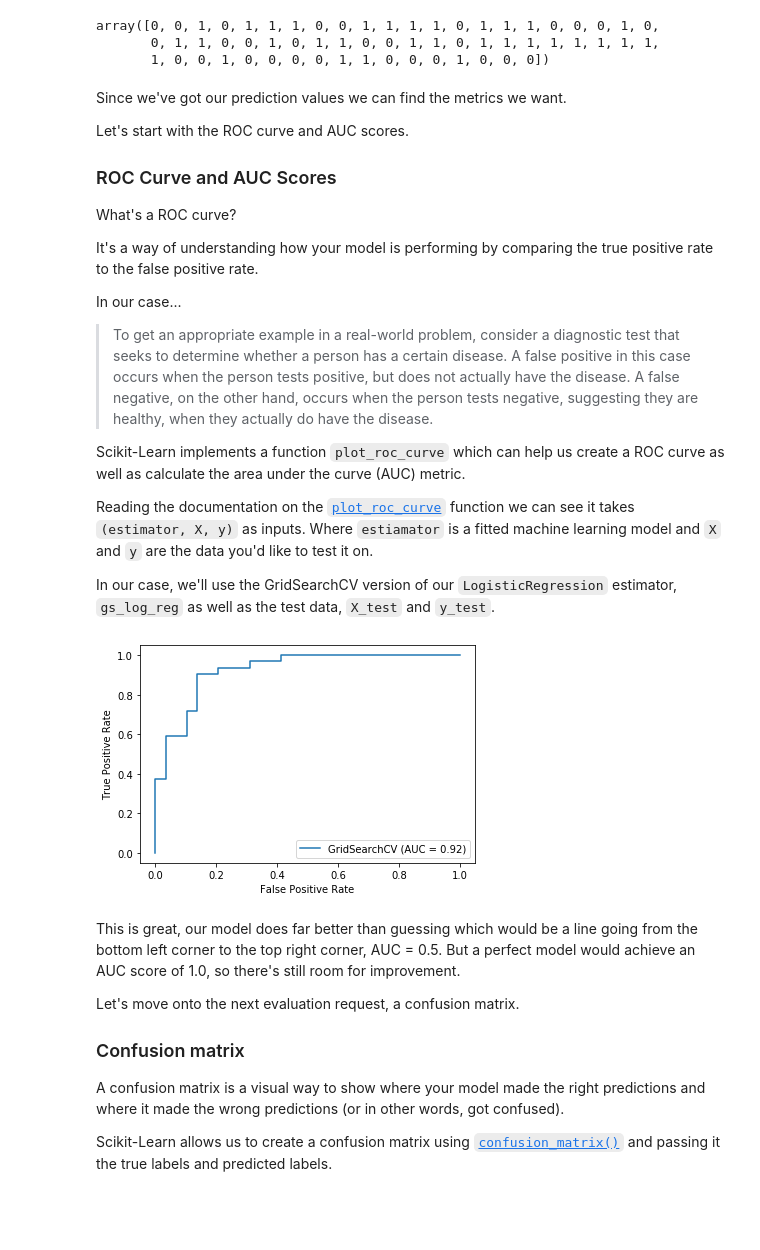
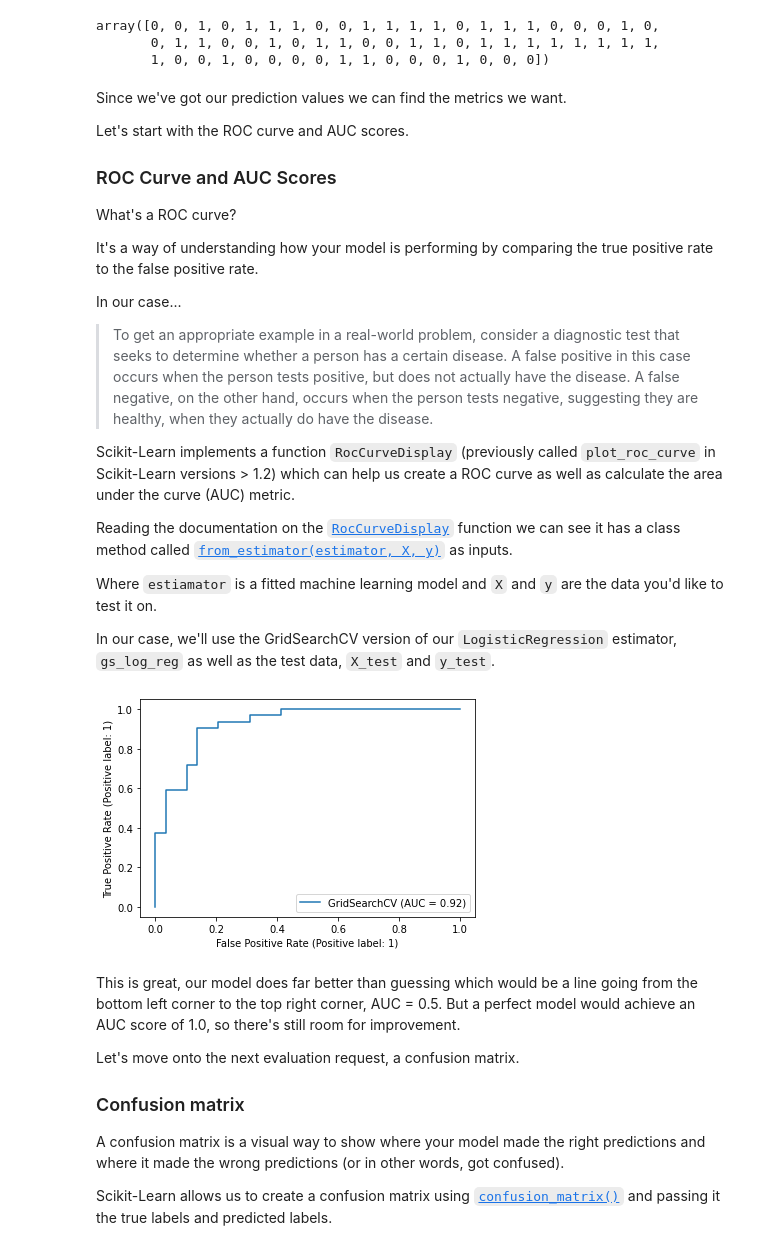
Before and after one commit to mrdbourke/zero-to-mastery-ml, a Jupyter notebook: section-3-structured-data-projects/end-to-end-heart-disease-classification.ipynb, the cells around one changed output. Drawn from its saved outputs; the diff is of its cells as text; code cells hidden in the pictures; blank space fills up the shorter version.

Commit message:
update for for sckit-learn version 1.2+

```diff
--- a/section-3-structured-data-projects/end-to-end-heart-disease-classification.ipynb
+++ b/section-3-structured-data-projects/end-to-end-heart-disease-classification.ipynb
@@ -1083,19 +1084,27 @@ In our case...
 
 > To get an appropriate example in a real-world problem, consider a diagnostic test that seeks to determine whether a person has a certain disease. A false positive in this case occurs when the person tests positive, but does not actually have the disease. A false negative, on the other hand, occurs when the person tests negative, suggesting they are healthy, when they actually do have the disease.
 
-Scikit-Learn implements a function `plot_roc_curve` which can help us create a ROC curve as well as calculate the area under the curve (AUC) metric.
+Scikit-Learn implements a function `RocCurveDisplay` (previously called `plot_roc_curve` in Scikit-Learn versions > 1.2) which can help us create a ROC curve as well as calculate the area under the curve (AUC) metric.
 
-Reading the documentation on the [`plot_roc_curve`](https://scikit-learn.org/stable/modules/generated/sklearn.metrics.plot_roc_curve.html) function we can see it takes `(estimator, X, y)` as inputs. Where `estiamator` is a fitted machine learning model and `X` and `y` are the data you'd like to test it on.
+Reading the documentation on the [`RocCurveDisplay`](https://scikit-learn.org/stable/modules/generated/sklearn.metrics.RocCurveDisplay.html) function we can see it has a class method called [`from_estimator(estimator, X, y)`](https://scikit-learn.org/stable/modules/generated/sklearn.metrics.RocCurveDisplay.html#sklearn.metrics.RocCurveDisplay.from_estimator) as inputs.
+
+Where `estiamator` is a fitted machine learning model and `X` and `y` are the data you'd like to test it on.
 
 In our case, we'll use the GridSearchCV version of our `LogisticRegression` estimator, `gs_log_reg` as well as the test data, `X_test` and `y_test`.
-# %%
-# Import ROC curve function from metrics module
-from sklearn.metrics import plot_roc_curve
-
-# Plot ROC curve and calculate AUC metric
-plot_roc_curve(gs_log_reg, X_test, y_test);
-# %% [output]
-[figure, removed]
+# %%
+# Before Scikit-Learn 1.2.0 (will error with versions 1.2+)
+# from sklearn.metrics import plot_roc_curve
+# plot_roc_curve(gs_log_reg, X_test, y_test);
+
+# Scikit-Learn 1.2.0 or later
+from sklearn.metrics import RocCurveDisplay
+
+# from_estimator() = use a model to plot ROC curve on data
+RocCurveDisplay.from_estimator(estimator=gs_log_reg,
+                               X=X_test,
+                               y=y_test);
+# %% [output]
+[figure, added]
 # %% [markdown]
 This is great, our model does far better than guessing which would be a line going from the bottom left corner to the top right corner, AUC = 0.5. But a perfect model would achieve an AUC score of 1.0, so there's still room for improvement.
 
```
Also changed, not shown: parts of 12 cells of this notebook.
